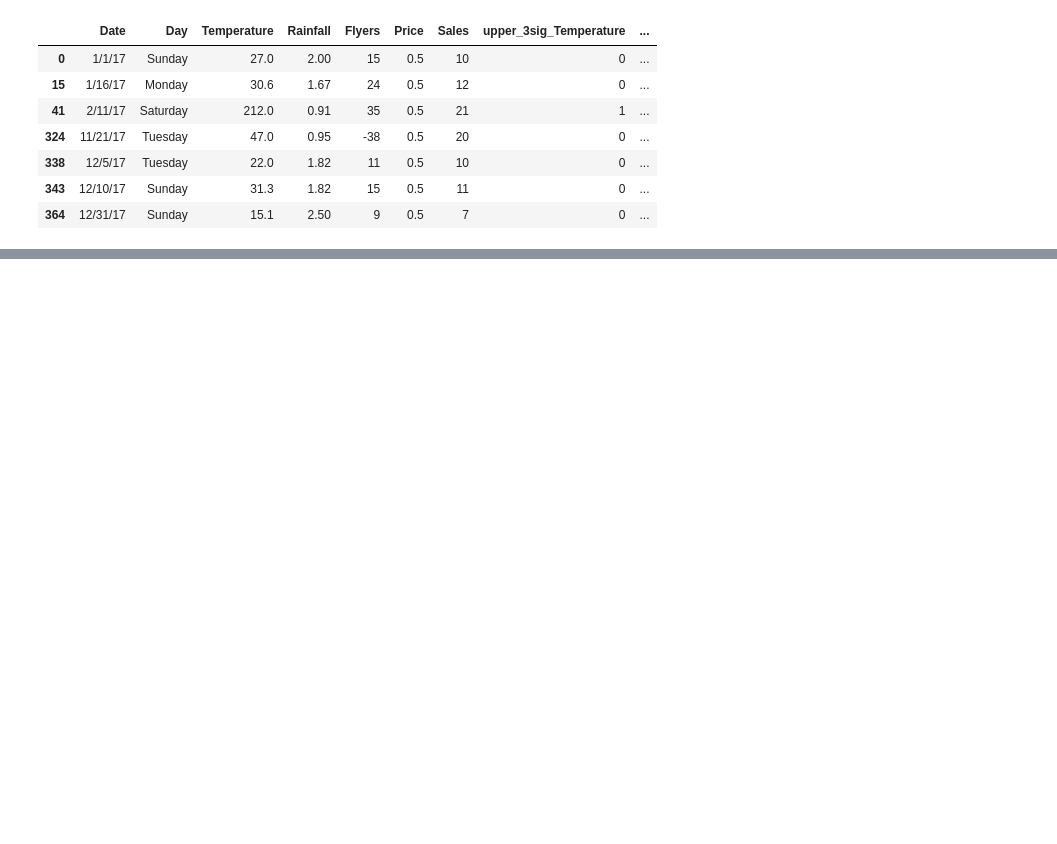
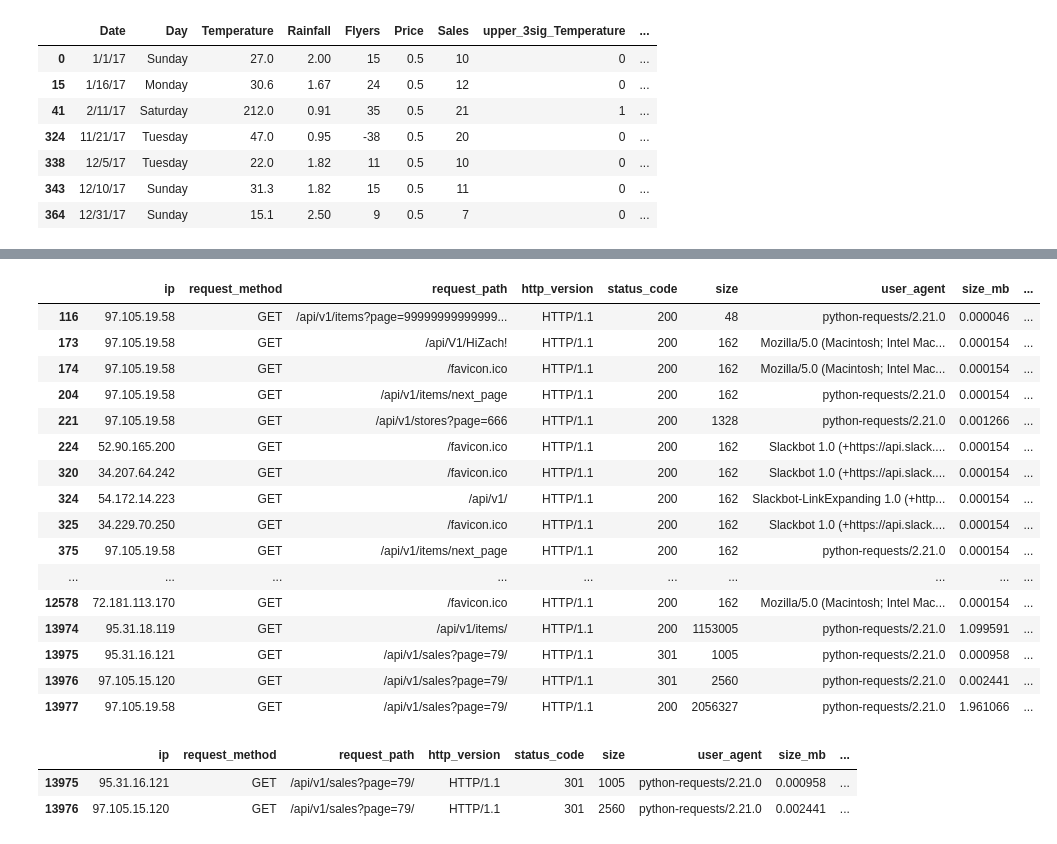
Before and after one commit to geary-shenck/anomaly-detection-exercises, a Jupyter notebook: continuous_probabilistic_methods..ipynb, the cells around one changed output, grey strips where cells are left out. Drawn from its saved outputs; the diff is of its cells as text; code cells hidden in the pictures; blank space fills up the shorter version.

```diff
--- a/continuous_probabilistic_methods..ipynb
+++ b/continuous_probabilistic_methods..ipynb
@@ -273,0 +426,11 @@ Most of these do make sense to remove, the data seems to be pretty erroneous
+# %%
+status_code_ip = df.groupby("ip")["status_code"].value_counts(normalize=True).rename("proba_status_code_ip").reset_index()
+df[(
+    df.ip.isin(
+        status_code_ip[status_code_ip["proba_status_code_ip"]<1].ip.unique().tolist()
+        )) & (
+            df.status_code.isin(
+                status_given_ip[status_given_ip["status_code"] \
+                    != status_given_ip["status_code"].value_counts(normalize=True).\
+                        index[0]]\
+                    ["status_code"].unique().tolist()))]
@@ -273,0 +465,2 @@ Most of these do make sense to remove, the data seems to be pretty erroneous
+# %%
+df = df.merge(status_code_ip,how="left",on=["ip","status_code"])
@@ -273,0 +489,27 @@ Most of these do make sense to remove, the data seems to be pretty erroneous
+# %%
+def discrete_lower_outliers_by_tukey_or_percentile(df:pd.DataFrame, tukey_k=3, percentile_pop=.05):
+    '''
+    input dataframe, tukey_k value, and percentile_pop
+    creates a dictionary key of each feature and tests which method (tukey or percentile) results in more observations and uses that to determine key:list pair of outliers
+    returns outliers
+    example use-case after: df[df[col].isin(outliers[col])] or you can use df[df[list(outliers)[0]].isin(outliers[list(outliers)[0]])] if moving away from function
+    '''
+
+    outliers = {}
+    for col in df.columns:
+        if df[col].nunique() < 2:
+            print(f"only one value found in {col}, moving to next feature")
+        else:
+            if len((df[col].value_counts()[(df[col].value_counts() <= (df[col].value_counts().quantile(.25) - np.diff(df[col].value_counts().quantile([.25,.75]))*tukey_k)[0])].index.tolist())) \
+                        > len(df[col].value_counts()[df[col].value_counts() <= df[col].value_counts().quantile(percentile_pop)].index.tolist()):
+                print(f"using tukey for {col}")
+                outliers.update({col: (df[col].value_counts() <= (df[col].value_counts().quantile(.25) - np.diff(df[col].value_counts().quantile([.25,.75]))*tukey_k)[0])[(df[col].value_counts() <= (df[col].value_counts().quantile(.25) - np.diff(df[col].value_counts().quantile([.25,.75]))*tukey_k)[0])].index.tolist()})
+            else:
+                print(f"using percentile for {col}")
+                outliers.update({col: df[col].value_counts()[df[col].value_counts() <= df[col].value_counts().quantile(percentile_pop)].index.tolist()})
+
+
+    return outliers
+# %%
+outliers = discrete_lower_outliers_by_tukey_or_percentile(df,3,.05)
+outliers.keys()
@@ -273,0 +555,26 @@ Most of these do make sense to remove, the data seems to be pretty erroneous
+# %%
+df[df[list(outliers)[1]].isin(outliers[list(outliers)[1]])]
+# %% [output]
+|  | ip | request_method | request_path | http_version | status_code | size | user_agent | size_mb | ... |
+| 116 | 97.105.19.58 | GET | /api/v1/items?page=99999999999999... | HTTP/1.1 | 200 | 48 | python-requests/2.21.0 | 0.000046 | ... |
+| 173 | 97.105.19.58 | GET | /api/V1/HiZach! | HTTP/1.1 | 200 | 162 | Mozilla/5.0 (Macintosh; Intel Mac... | 0.000154 | ... |
+| 174 | 97.105.19.58 | GET | /favicon.ico | HTTP/1.1 | 200 | 162 | Mozilla/5.0 (Macintosh; Intel Mac... | 0.000154 | ... |
+| 204 | 97.105.19.58 | GET | /api/v1/items/next_page | HTTP/1.1 | 200 | 162 | python-requests/2.21.0 | 0.000154 | ... |
+| 221 | 97.105.19.58 | GET | /api/v1/stores?page=666 | HTTP/1.1 | 200 | 1328 | python-requests/2.21.0 | 0.001266 | ... |
+| 224 | 52.90.165.200 | GET | /favicon.ico | HTTP/1.1 | 200 | 162 | Slackbot 1.0 (+https://api.slack.... | 0.000154 | ... |
+| 320 | 34.207.64.242 | GET | /favicon.ico | HTTP/1.1 | 200 | 162 | Slackbot 1.0 (+https://api.slack.... | 0.000154 | ... |
+| 324 | 54.172.14.223 | GET | /api/v1/ | HTTP/1.1 | 200 | 162 | Slackbot-LinkExpanding 1.0 (+http... | 0.000154 | ... |
+| 325 | 34.229.70.250 | GET | /favicon.ico | HTTP/1.1 | 200 | 162 | Slackbot 1.0 (+https://api.slack.... | 0.000154 | ... |
+| 375 | 97.105.19.58 | GET | /api/v1/items/next_page | HTTP/1.1 | 200 | 162 | python-requests/2.21.0 | 0.000154 | ... |
+| ... | ... | ... | ... | ... | ... | ... | ... | ... | ... |
+| 12578 | 72.181.113.170 | GET | /favicon.ico | HTTP/1.1 | 200 | 162 | Mozilla/5.0 (Macintosh; Intel Mac... | 0.000154 | ... |
+| 13974 | 95.31.18.119 | GET | /api/v1/items/ | HTTP/1.1 | 200 | 1153005 | python-requests/2.21.0 | 1.099591 | ... |
+| 13975 | 95.31.16.121 | GET | /api/v1/sales?page=79/ | HTTP/1.1 | 301 | 1005 | python-requests/2.21.0 | 0.000958 | ... |
+| 13976 | 97.105.15.120 | GET | /api/v1/sales?page=79/ | HTTP/1.1 | 301 | 2560 | python-requests/2.21.0 | 0.002441 | ... |
+| 13977 | 97.105.19.58 | GET | /api/v1/sales?page=79/ | HTTP/1.1 | 200 | 2056327 | python-requests/2.21.0 | 1.961066 | ... |
+# %%
+df[df[list(outliers)[2]].isin(outliers[list(outliers)[2]])]
+# %% [output]
+|  | ip | request_method | request_path | http_version | status_code | size | user_agent | size_mb | ... |
+| 13975 | 95.31.16.121 | GET | /api/v1/sales?page=79/ | HTTP/1.1 | 301 | 1005 | python-requests/2.21.0 | 0.000958 | ... |
+| 13976 | 97.105.15.120 | GET | /api/v1/sales?page=79/ | HTTP/1.1 | 301 | 2560 | python-requests/2.21.0 | 0.002441 | ... |
```
Also changed, not shown: parts of 26 cells of this notebook.
